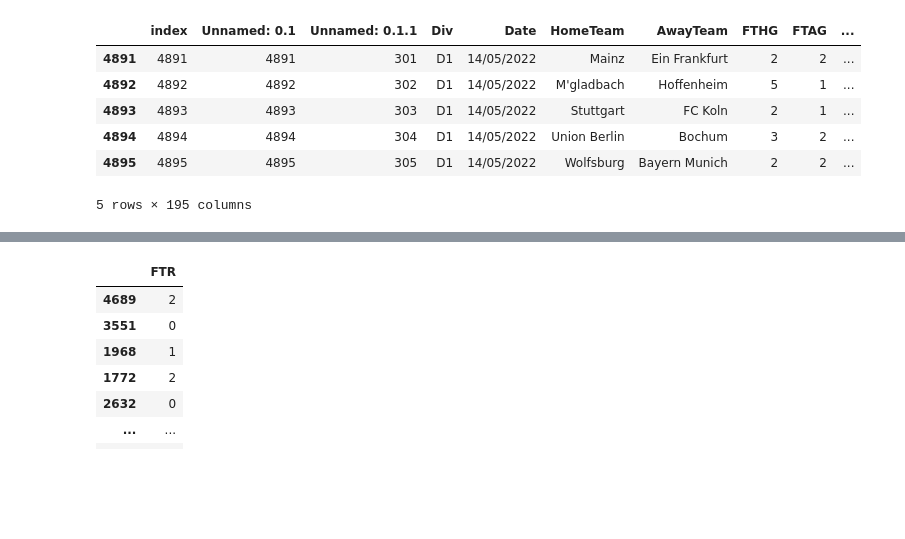
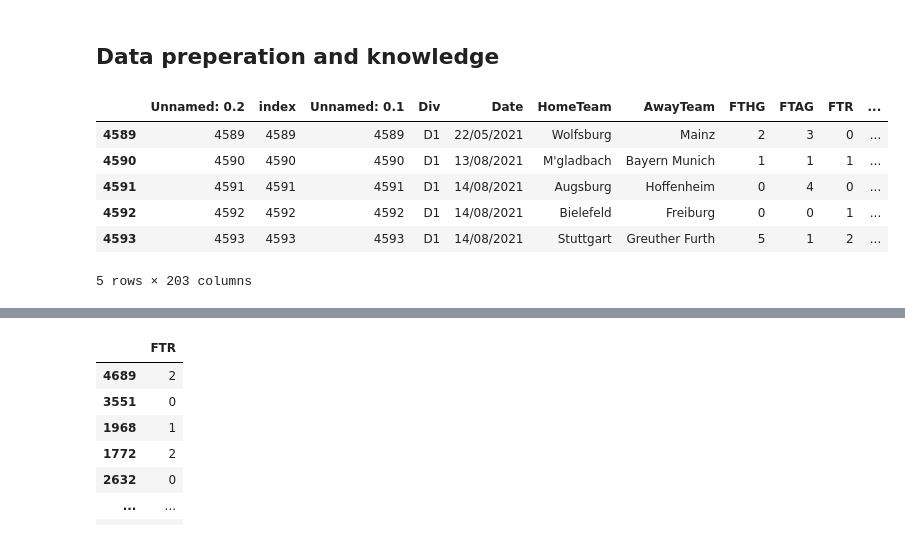
Before and after one commit to Max280201/Data-Exploration-Project, a Jupyter notebook: data_preprocessing_and_modelltraining_v2p_julius.ipynb, the cells around one changed output, grey strips where cells are left out. Cells and saved outputs as stored; diff of their text form; code cells hidden in the pictures; blank space fills up the shorter version.

```diff
--- a/data_preprocessing_and_modelltraining_v2p_julius.ipynb
+++ b/data_preprocessing_and_modelltraining_v2p_julius.ipynb
@@ -5,6 +5,8 @@ from sklearn import tree
 from sklearn.model_selection import train_test_split
 from sklearn.metrics import ConfusionMatrixDisplay
 import matplotlib.pyplot as plt
+# %% [markdown]
+## Data preperation and knowledge
 # %%
 # read the csv file
 match_data_unfiltered = pd.read_csv("preprocessed_dataframe_with_elo_mw_form_3.csv")
@@ -24,15 +26,15 @@ match_data_unfiltered['FTR'] = match_data_unfiltered['FTR'].apply(convert_ftr)
 # %%
 match_data_unfiltered = match_data_unfiltered.drop(["Unnamed: 0"], axis=1, errors="ignore")
 # print(match_data_unfiltered.columns)
-match_data_unfiltered.tail(n=5)
+match_data_unfiltered.iloc[4589:4594].tail(n=5)
 # %% [output]
-|  | index | Unnamed: 0.1 | Unnamed: 0.1.1 | Div | Date | HomeTeam | AwayTeam | FTHG | FTAG | ... |
-| 4891 | 4891 | 4891 | 301 | D1 | 14/05/2022 | Mainz | Ein Frankfurt | 2 | 2 | ... |
-| 4892 | 4892 | 4892 | 302 | D1 | 14/05/2022 | M'gladbach | Hoffenheim | 5 | 1 | ... |
-| 4893 | 4893 | 4893 | 303 | D1 | 14/05/2022 | Stuttgart | FC Koln | 2 | 1 | ... |
-| 4894 | 4894 | 4894 | 304 | D1 | 14/05/2022 | Union Berlin | Bochum | 3 | 2 | ... |
-| 4895 | 4895 | 4895 | 305 | D1 | 14/05/2022 | Wolfsburg | Bayern Munich | 2 | 2 | ... |
+|  | Unnamed: 0.2 | index | Unnamed: 0.1 | Div | Date | HomeTeam | AwayTeam | FTHG | FTAG | FTR | ... |
+| 4589 | 4589 | 4589 | 4589 | D1 | 22/05/2021 | Wolfsburg | Mainz | 2 | 3 | 0 | ... |
+| 4590 | 4590 | 4590 | 4590 | D1 | 13/08/2021 | M'gladbach | Bayern Munich | 1 | 1 | 1 | ... |
+| 4591 | 4591 | 4591 | 4591 | D1 | 14/08/2021 | Augsburg | Hoffenheim | 0 | 4 | 0 | ... |
+| 4592 | 4592 | 4592 | 4592 | D1 | 14/08/2021 | Bielefeld | Freiburg | 0 | 0 | 1 | ... |
+| 4593 | 4593 | 4593 | 4593 | D1 | 14/08/2021 | Stuttgart | Greuther Furth | 5 | 1 | 2 | ... |
-5 rows × 195 columns
+5 rows × 203 columns
 # %%
 # print correlation matrix
 correlation_matrix_match_data_unfiltered = match_data_unfiltered.corr()[['FTR', 'FTHG', 'FTAG']]
```
Also changed, not shown: parts of 36 cells of this notebook, 2 other files.
